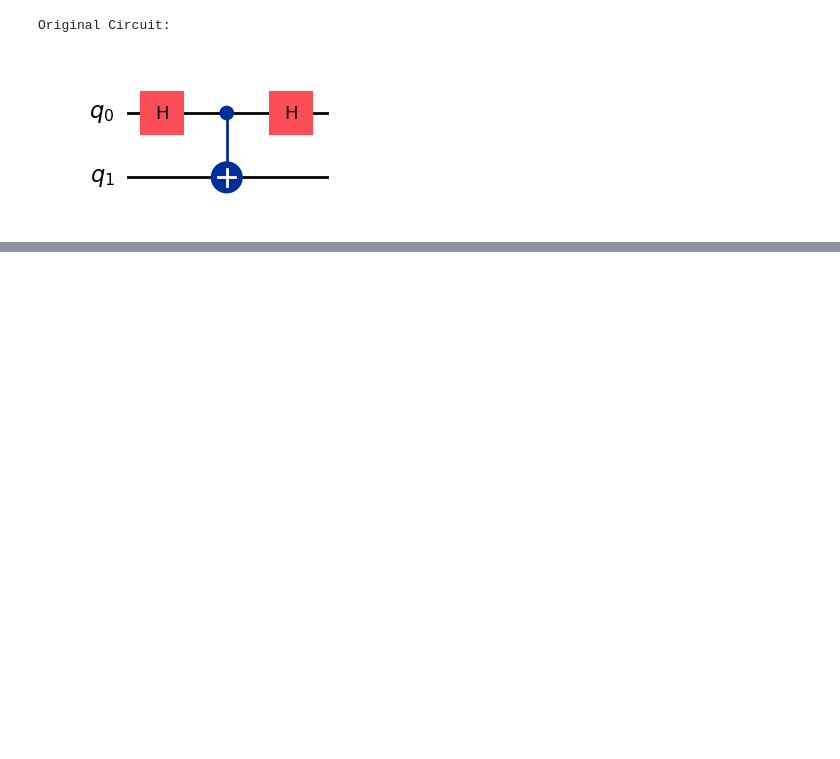
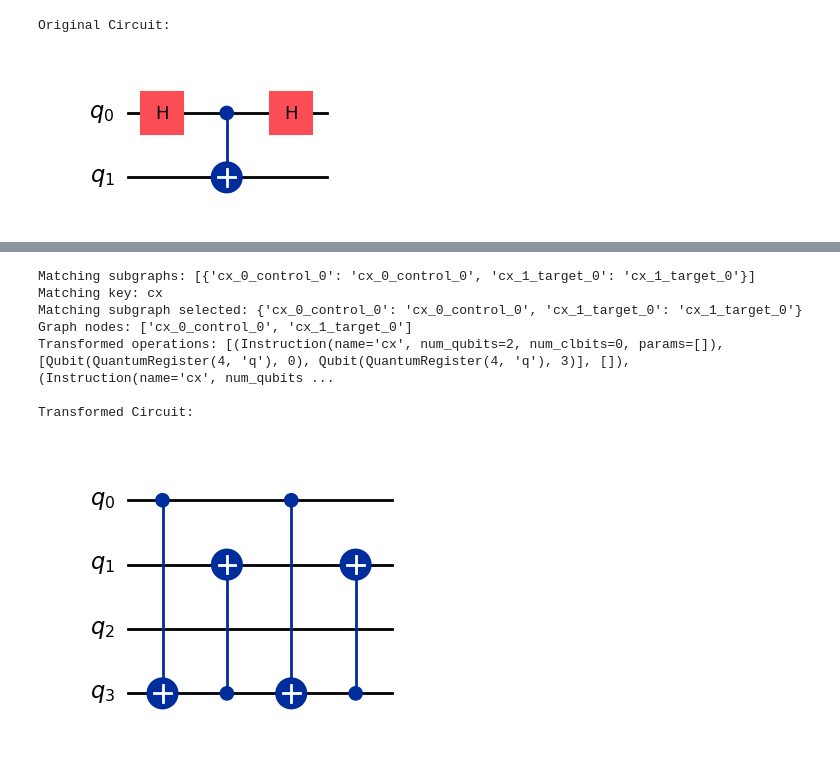
Before and after one commit to melaniasala/SSL-for-Quantum-Cirucits-Generation, a Jupyter notebook: QCCL/notebooks/transforms_debugging.ipynb, the cells around one changed output, grey strips where cells are left out. Cells and saved outputs as stored; diff of their text form; code cells hidden in the pictures; blank space fills up the shorter version.

```diff
--- a/QCCL/notebooks/transforms_debugging.ipynb
+++ b/QCCL/notebooks/transforms_debugging.ipynb
@@ -241,0 +274,25 @@ Transformed Circuit:
+# %%
+from QCCL.transformations import CNOTDecompositionTransformation
+
+# Convert to graph representation
+qcg = QuantumCircuitGraph(qc)
+
+# Create an instance of the SwapControlTargetTransformation class and apply it
+transformation = CNOTDecompositionTransformation(qcg)
+
+# Apply the transformation
+transformed_qcg = transformation.apply()  # Applying the transformation
+transformed_circuit = transformed_qcg.quantum_circuit  # Extract the transformed circuit
+
+# Display the transformed circuit
+print("\nTransformed Circuit:")
+transformed_circuit.draw(output='mpl')
+# %% [output]
+Matching subgraphs: [{'cx_0_control_0': 'cx_0_control_0', 'cx_1_target_0': 'cx_1_target_0'}]
+Matching key: cx
+Matching subgraph selected: {'cx_0_control_0': 'cx_0_control_0', 'cx_1_target_0': 'cx_1_target_0'}
+Graph nodes: ['cx_0_control_0', 'cx_1_target_0']
+Transformed operations: [(Instruction(name='cx', num_qubits=2, num_clbits=0, params=[]), [Qubit(QuantumRegister(4, 'q'), 0), Qubit(QuantumRegister(4, 'q'), 3)], []), (Instruction(name='cx', num_qubits ...
+
+Transformed Circuit:
+[figure, added]
```
Also changed, not shown: parts of 13 cells of this notebook, 1 other file.
